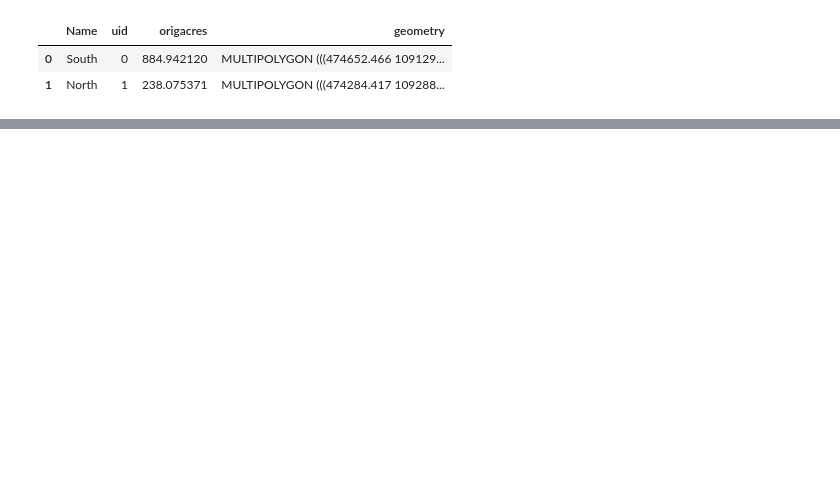
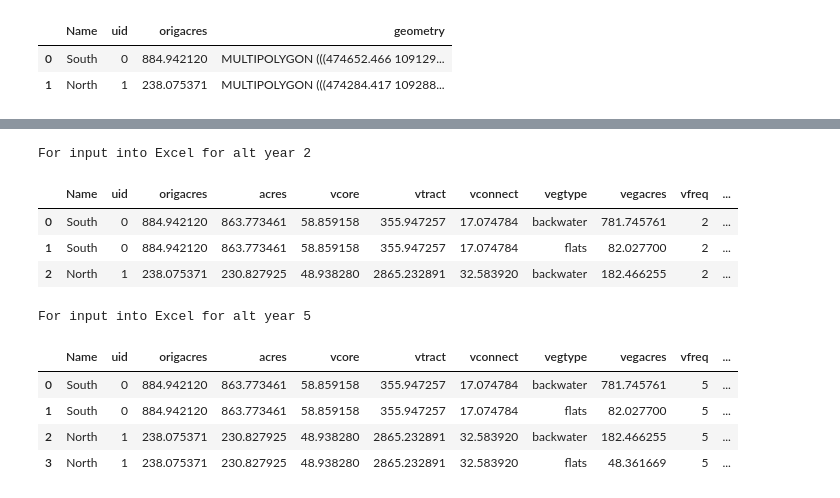
Before and after one commit to mkmitchell/hgm, a Jupyter notebook: AllInOne_HGM.ipynb, the cells around one changed output, grey strips where cells are left out. Drawn from its saved outputs; the diff is of its cells as text; code cells hidden in the pictures; blank space fills up the shorter version.

```diff
--- a/AllInOne_HGM.ipynb
+++ b/AllInOne_HGM.ipynb
@@ -887,39 +900,55 @@ def calcfci(WAAacreage, vtract, vcore, vconnect, vfreq, rnd=0):
 # %%
 holdarr=[]
 savearr=[]
+trackfci = {}
+tracksubs = {}
 dt = datetime.datetime.now().strftime('%m_%d_%Y')
 for i in range(len(storeflood)):
     indftract = outfoi
     indffreq = storeflood[i]
     indf = indftract.merge(indffreq, on='Name')
     indf['geometry'] = indf['geometry_y']
     hold = pd.DataFrame(columns=['Name', 'index', 'flats', 'backwater', 'overbank', 'isolated', 'connected'])
     savesum = pd.DataFrame(columns=['Name', 'vegtype','Total'])
     for l in range(len(indf)):
         WAAacreage = indf.loc[l]['vegacres']
         vtract = indf.loc[l]['vtract']
         vcore = indf.loc[l]['vcore']
         vconnect = indf.loc[l]['vconnect']
         vfreq = indf.loc[l]['vfreq']
-        out, holdstuff = calcfci(WAAacreage,  vtract, vcore, vconnect, vfreq, 1)
+        out, trackfci[i], tracksubs[i] = calcfci(WAAacreage,  vtract, vcore, vconnect, vfreq, 1)
         out = out.reset_index()
         out['Name'] = indf.loc[l]['Name']
         out['floodacres'] = indf.loc[l]['floodacres']
         out['vegacres'] = indf.loc[l]['vegacres']
         out = out[['Name','index',indf.loc[l]['vegtype']]]
         savesum = pd.concat([savesum,pd.DataFrame({'Name':indf.loc[l]['Name'],'vegtype':indf.loc[l]['vegtype'],'Total':out.loc[out['index']=='Total AAFCU per acre',indf.loc[l]['vegtype']]*indf.loc[l]['vegacres']})])
         if indf.loc[l]['Name'] in hold['Name'].values:
             hold.loc[(hold['Name'] == indf.loc[l]['Name']),indf.loc[l]['vegtype']] = out[indf.loc[l]['vegtype']]
         else:
             hold = pd.concat([hold, out])
     hold = hold.rename(columns={'index':'Function','flats':'Flats','backwater':'Riverine Backwater','overbank':'Riverine Overbank','isolated':'Isolated Depressions','connected':'Connected Depressions'})
     hold = hold.fillna(0)
     pth = ['alt2_2year', 'alt2_5year']
-    hold.to_csv(os.path.join(workspace,savefile+'_{0}_{1}.csv'.format(pth[i], dt)))
+    #hold.to_csv(os.path.join(workspace,savefile+'_{0}_{1}.csv'.format(pth[i], dt)))
+    indf.drop(columns=['uid','geometry_x', 'geometry_y', 'geometry', 'vfreq']).to_csv(os.path.join(workspace,savefile+'_{0}_{1}.csv'.format(pth[i], dt)))
     ingdf = gpd.GeoDataFrame(indf)
-    ingdf.drop(columns=['geometry_x', 'geometry_y']).to_parquet(os.path.join(workspace,savefile+'_{0}_{1}.parquet'.format(pth[i], dt)))
-    ingdf.drop(columns=['geometry_x', 'geometry_y']).to_file(os.path.join(workspace,savefile+'_{0}_{1}.shp'.format(pth[i], dt)))
+    display(ingdf.drop(columns=['geometry_x', 'geometry_y', 'geometry']).style.set_caption("For input into Excel for alt year "+ str(vfreq)))
+    #ingdf.drop(columns=['geometry_x', 'geometry_y']).to_parquet(os.path.join(workspace,savefile+'_{0}_{1}.parquet'.format(pth[i], dt)))
+    #ingdf.drop(columns=['geometry_x', 'geometry_y']).to_file(os.path.join(workspace,savefile+'_{0}_{1}.shp'.format(pth[i], dt)))
     holdarr.append(hold)
     savearr.append(savesum)
+# %% [output]
+For input into Excel for alt year 2
+|  | Name | uid | origacres | acres | vcore | vtract | vconnect | vegtype | vegacres | vfreq | ... |
+| 0 | South | 0 | 884.942120 | 863.773461 | 58.859158 | 355.947257 | 17.074784 | backwater | 781.745761 | 2 | ... |
+| 1 | South | 0 | 884.942120 | 863.773461 | 58.859158 | 355.947257 | 17.074784 | flats | 82.027700 | 2 | ... |
+| 2 | North | 1 | 238.075371 | 230.827925 | 48.938280 | 2865.232891 | 32.583920 | backwater | 182.466255 | 2 | ... |
+For input into Excel for alt year 5
+|  | Name | uid | origacres | acres | vcore | vtract | vconnect | vegtype | vegacres | vfreq | ... |
+| 0 | South | 0 | 884.942120 | 863.773461 | 58.859158 | 355.947257 | 17.074784 | backwater | 781.745761 | 5 | ... |
+| 1 | South | 0 | 884.942120 | 863.773461 | 58.859158 | 355.947257 | 17.074784 | flats | 82.027700 | 5 | ... |
+| 2 | North | 1 | 238.075371 | 230.827925 | 48.938280 | 2865.232891 | 32.583920 | backwater | 182.466255 | 5 | ... |
+| 3 | North | 1 | 238.075371 | 230.827925 | 48.938280 | 2865.232891 | 32.583920 | flats | 48.361669 | 5 | ... |
 # %%
 pd.options.display.float_format = "{:,.2f}".format
```
Also changed, not shown: parts of 5 cells of this notebook.
